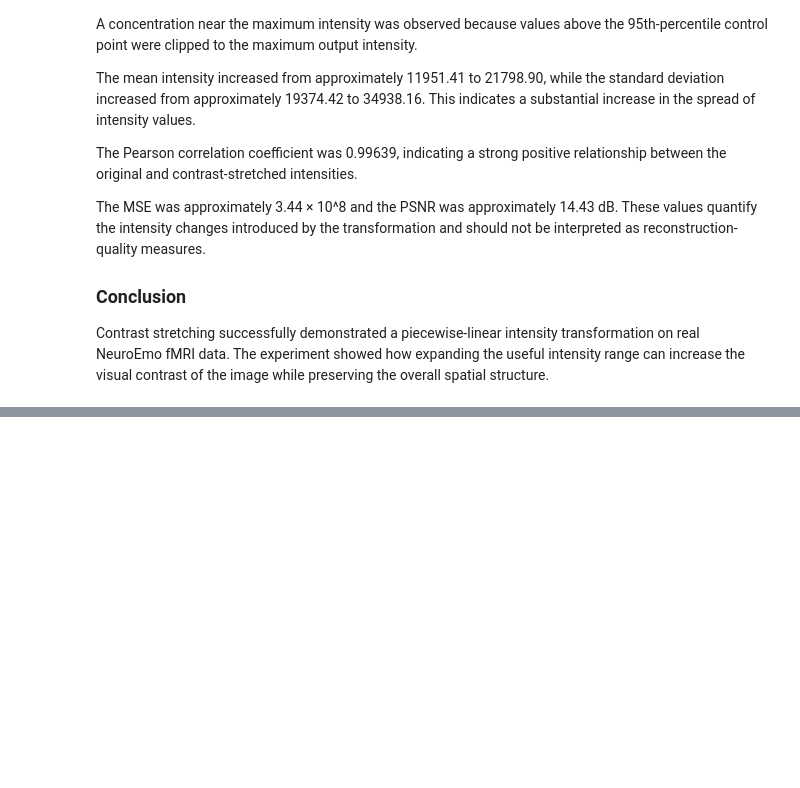
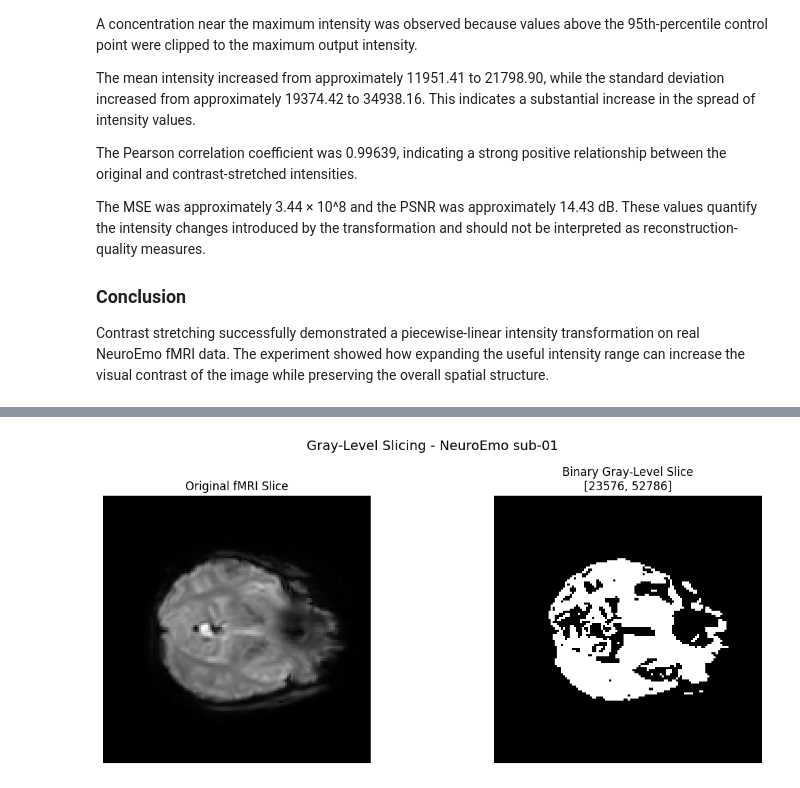
Before and after one commit to SharveshC/DIP_Capstone, a Jupyter notebook: notebook/samp.ipynb, the cells around one changed output, grey strips where cells are left out. Drawn from its saved outputs; the diff is of its cells as text; code cells hidden in the pictures; blank space fills up the shorter version.

Commit message:
fix(core): added Gray-Level Slicing

```diff
--- a/notebook/samp.ipynb
+++ b/notebook/samp.ipynb
@@ -2326,0 +2408,17 @@ preserving the overall spatial structure.
+# %%
+# ============================================================
+# GRAY-LEVEL SLICING
+# Step 2: Analyze Intensity Percentiles
+# ============================================================
+
+# Extract non-zero voxels
+nonzero_values = original_slice[original_slice > 0]
+
+percentiles = [10, 25, 50, 75, 90, 95]
+
+print("Intensity Percentiles — Non-zero Voxels")
+print("----------------------------------------")
+
+for p in percentiles:
+    value = np.percentile(nonzero_values, p)
+    print(f"{p:>3}th percentile : {value:.2f}")
@@ -2326,0 +2512,48 @@ preserving the overall spatial structure.
+# %%
+# ============================================================
+# GRAY-LEVEL SLICING
+# Step 4: Visual Comparison
+# ============================================================
+
+plt.figure(figsize=(12, 5))
+
+# Original image
+plt.subplot(1, 2, 1)
+
+plt.imshow(
+    original_slice,
+    cmap="gray",
+    origin="lower"
+)
+
+plt.title("Original fMRI Slice")
+plt.axis("off")
+
+
+# Binary gray-level sliced image
+plt.subplot(1, 2, 2)
+
+plt.imshow(
+    gray_slice_binary,
+    cmap="gray",
+    origin="lower",
+    vmin=0,
+    vmax=1
+)
+
+plt.title(
+    "Binary Gray-Level Slice\n"
+    f"[{lower_level:.0f}, {upper_level:.0f}]"
+)
+
+plt.axis("off")
+
+plt.suptitle(
+    "Gray-Level Slicing - NeuroEmo sub-01",
+    fontsize=14
+)
+
+plt.tight_layout()
+plt.show()
+# %% [output]
+[figure, added]
```
Also changed, not shown: parts of 12 cells of this notebook.
